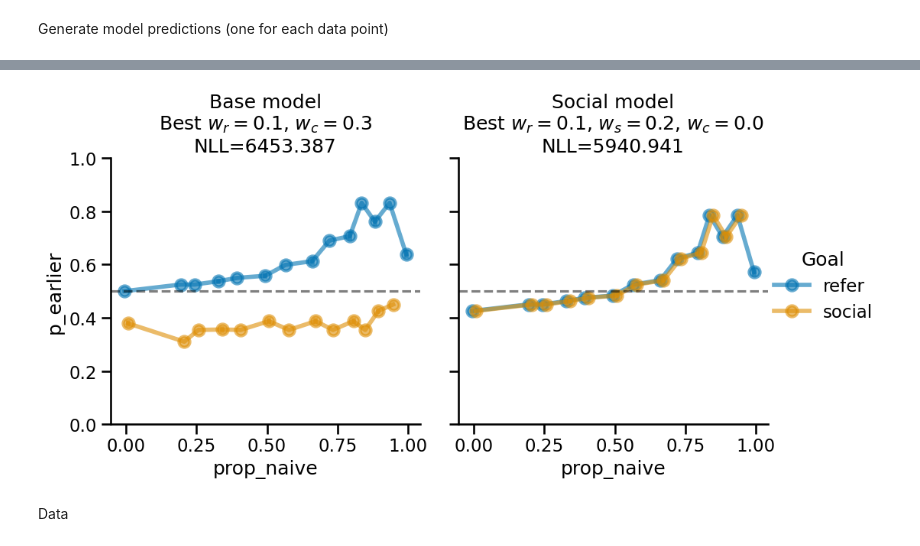
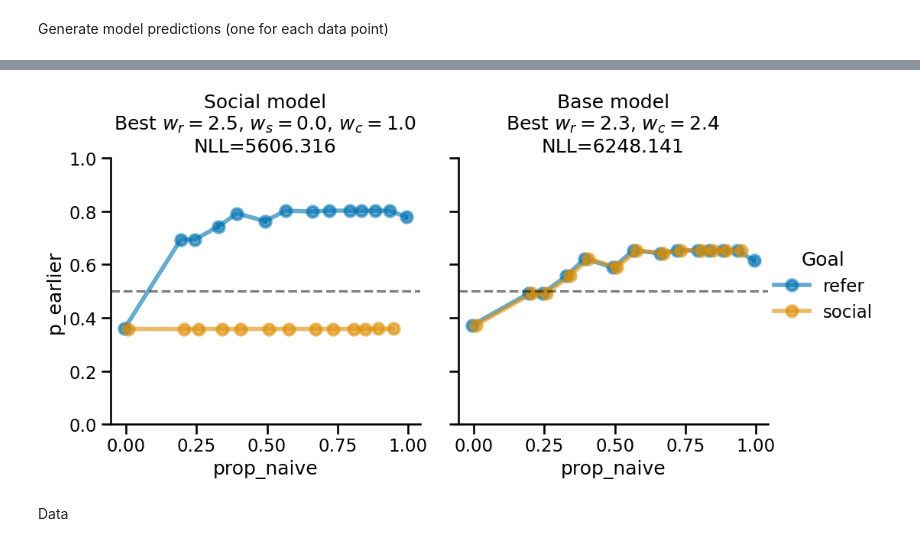
Before and after one commit to aliciamchen/code-switching, a Jupyter notebook: model/fit-predict-3pp-blue-naive-earlier-later.ipynb, the cells around one changed output, grey strips where cells are left out. Drawn from its saved outputs; the diff is of its cells as text; code cells hidden in the pictures.

```diff
--- a/model/fit-predict-3pp-blue-naive-earlier-later.ipynb
+++ b/model/fit-predict-3pp-blue-naive-earlier-later.ipynb
@@ -169,2 +244,2 @@ best_params_social, best_nll_social
 # %%
-best_w_r_social, best_w_s_social, best_w_c_social = best_params_social
+best_w_r_social, best_w_s_social, best_w_c_social, best_p_noise_social = best_params_social
@@ -184,0 +246,14 @@ best_params_base, best_nll_base
+# %%
+best_params_base, best_nll_base = fit_params(
+    ModelType.BASE,
+    [1, 0, 1, 0.5],
+    n_in_refer,
+    n_out_refer,
+    n_in_social,
+    n_out_social,
+    resp_refer,
+    resp_social,
+    lr=0.001,
+    tol=1e-6,
+    max_steps=10000,
+)
@@ -185,5 +278,5 @@ best_params_base, best_nll_base
 # %%
-best_w_r_base, best_w_s_base, best_w_c_base = best_params_base
+best_w_r_base, best_w_s_base, best_w_c_base, best_p_noise_base = best_params_base
 # %% [markdown]
 Generate model predictions (one for each data point)
 # %%
@@ -193,9 +286,14 @@ preds_refer_social, preds_social_social = predict_all(
     n_out_refer=n_out_refer,
     n_in_social=n_in_social,
     n_out_social=n_out_social,
+    # w_r=0.1,
+    # w_s=0.1,
+    # w_c=0,
+    # p_noise=0
     w_r=best_w_r_social,
     w_s=best_w_s_social,
-    w_c=best_w_c_social
+    w_c=best_w_c_social,
+    p_noise=best_p_noise_social
 )
 
 preds_refer_base, preds_social_base = predict_all(
@@ -206,7 +304,8 @@ preds_refer_base, preds_social_base = predict_all(
     n_out_social=n_out_social,
     w_r=best_w_r_base,
     w_s=best_w_s_base,
-    w_c=best_w_c_base
+    w_c=best_w_c_base,
+    p_noise=best_p_noise_base
 )
 # %%
 # Put the preds in a dataframe
@@ -334,38 +433,38 @@ g = sns.FacetGrid(preds_df, col="model", sharey=True, height=5, aspect=1)
 # Map the point plot onto the grid
 g.map_dataframe(
     sns.pointplot,
     x="prop_naive",
     y="p_earlier",
     hue="goal",
     alpha=0.6,
     native_scale=True,
     dodge=0.3,
-    palette="colorblind"
+    palette="colorblind",
 )
 
 for ax in g.axes.flat:
     ax.axhline(y=0.5, ls="--", color="black", alpha=0.5)
     ax.set_ylim(0, 1)
 
 titles = {
+    "social": "Social model\nBest $w_r= {:.1f}$, $w_s= {:.1f}$, $w_c= {:.1f}$\nNLL={:.3f}".format(
+        best_w_r_social, best_w_s_social, best_w_c_social, best_nll_social
+    ),
     "base": "Base model\nBest $w_r= {:.1f}$, $w_c= {:.1f}$\nNLL={:.3f}".format(
         best_w_r_base, best_w_c_base, best_nll_base
     ),
-    "social": "Social model\nBest $w_r= {:.1f}$, $w_s= {:.1f}$, $w_c= {:.1f}$\nNLL={:.3f}".format(
-        best_w_r_social, best_w_s_social, best_w_c_social, best_nll_social
-    )
 }
 
 for ax, model in zip(g.axes.flat, titles.keys()):
     ax.set_title(titles[model])
 
 # Add a common legend
 g.add_legend(title="Goal")
 
 # Adjust layout
 plt.show()
 # %% [output]
-[figure, old version]
+[figure, new version]
 # %% [markdown]
 Data
 # %%
```
Also changed, not shown: parts of 14 cells of this notebook.
